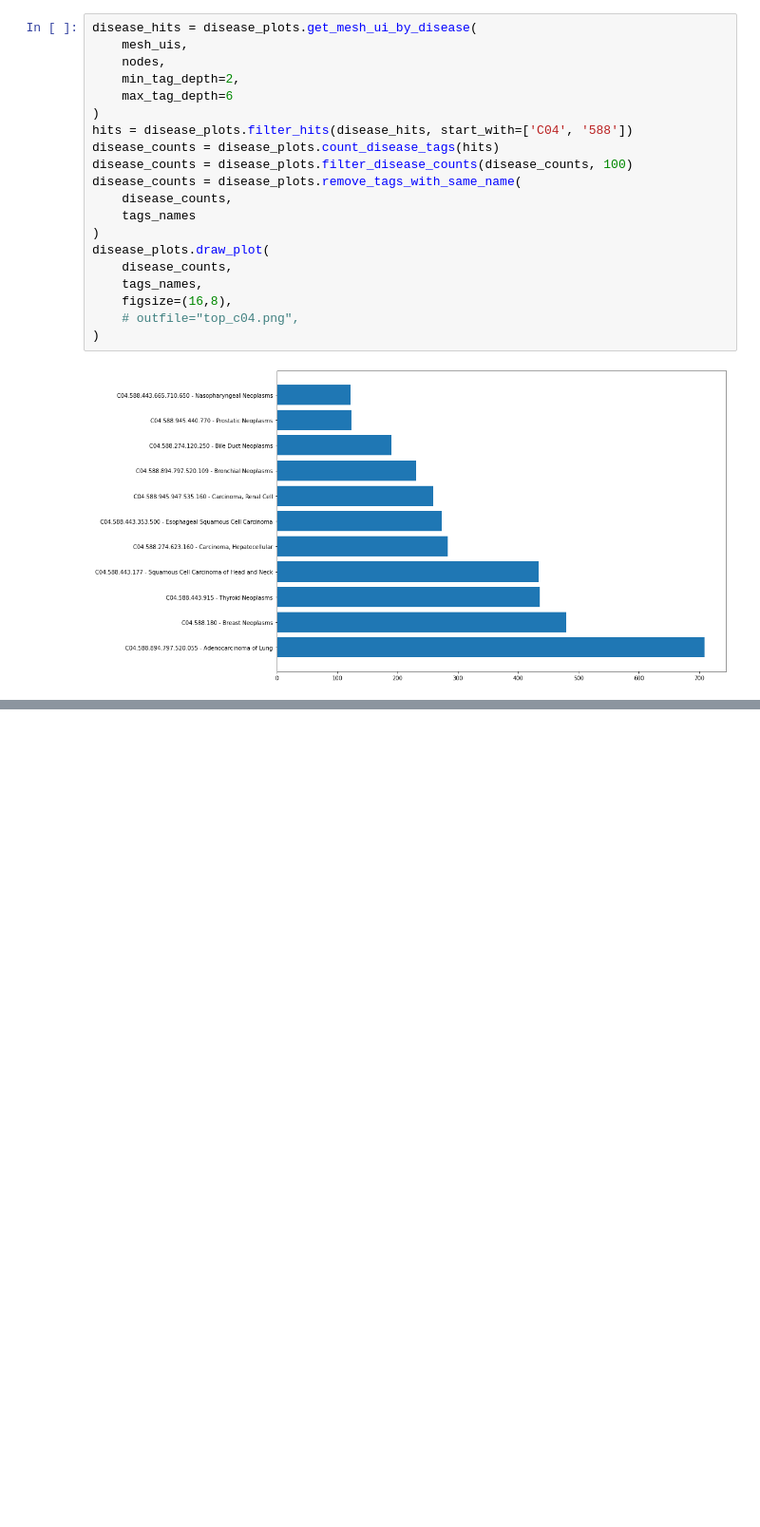
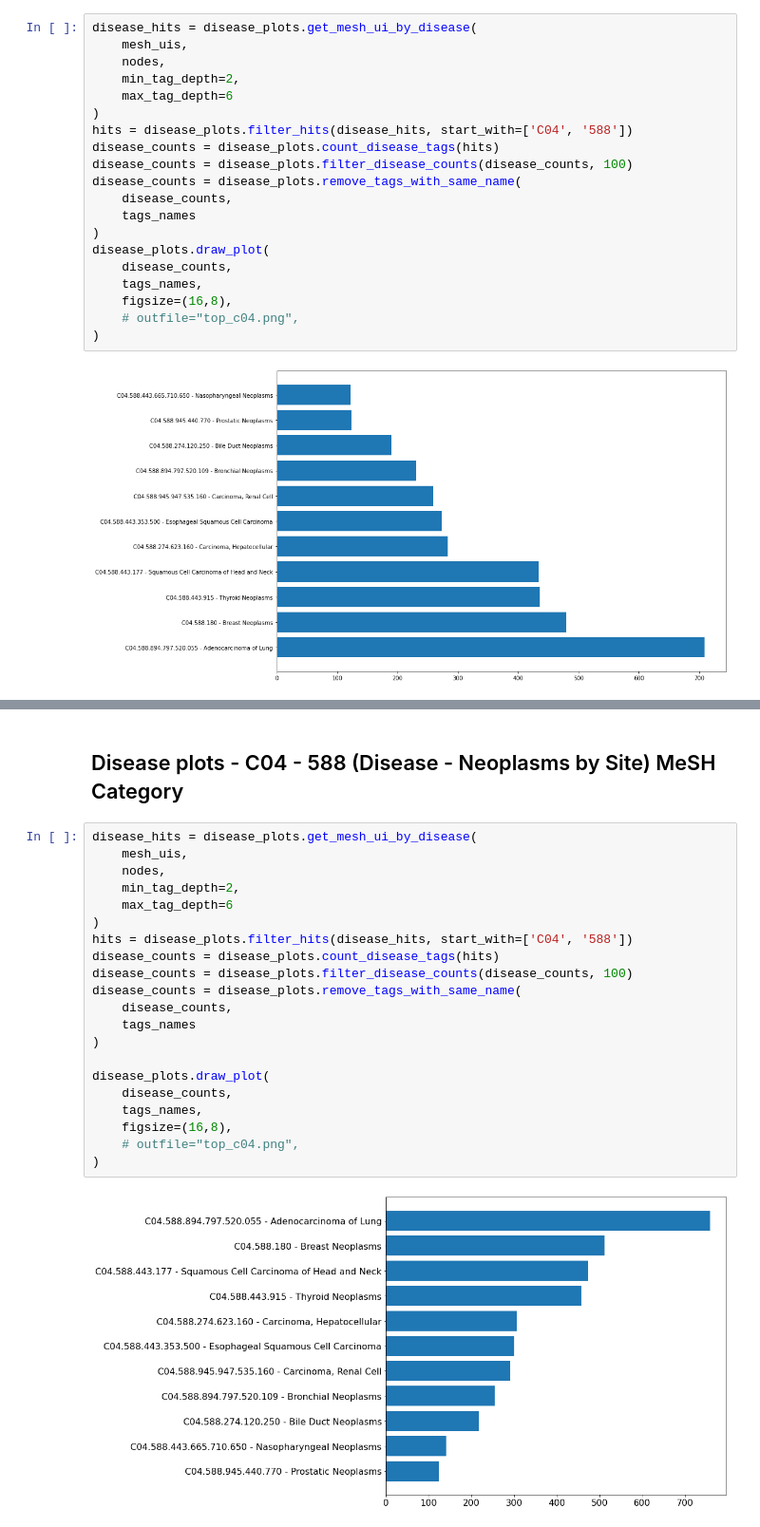
Before and after one commit to alvaro-2/mutations, a Jupyter notebook: disease_plots/disease_plots.ipynb, the cells around one changed output, grey strips where cells are left out. Shown: that part at 95% size. Saved outputs shown, nothing was run; the diff lists cells and outputs as text; blank space fills up the shorter version.

```diff
--- a/disease_plots/disease_plots.ipynb
+++ b/disease_plots/disease_plots.ipynb
@@ -257,0 +309,25 @@ disease_plots.draw_plot(
+# %% [markdown]
+## Disease plots - C04 - 588 (Disease - Neoplasms by Site) MeSH Category
+# %%
+disease_hits = disease_plots.get_mesh_ui_by_disease(
+    mesh_uis,
+    nodes,
+    min_tag_depth=2,
+    max_tag_depth=6
+)
+hits = disease_plots.filter_hits(disease_hits, start_with=['C04', '588'])
+disease_counts = disease_plots.count_disease_tags(hits)
+disease_counts = disease_plots.filter_disease_counts(disease_counts, 100)
+disease_counts = disease_plots.remove_tags_with_same_name(
+    disease_counts,
+    tags_names
+)
+
+disease_plots.draw_plot(
+    disease_counts,
+    tags_names,
+    figsize=(16,8),
+    # outfile="top_c04.png",
+)
+# %% [output]
+[figure, added]
```
Also changed, not shown: parts of 7 cells of this notebook.
